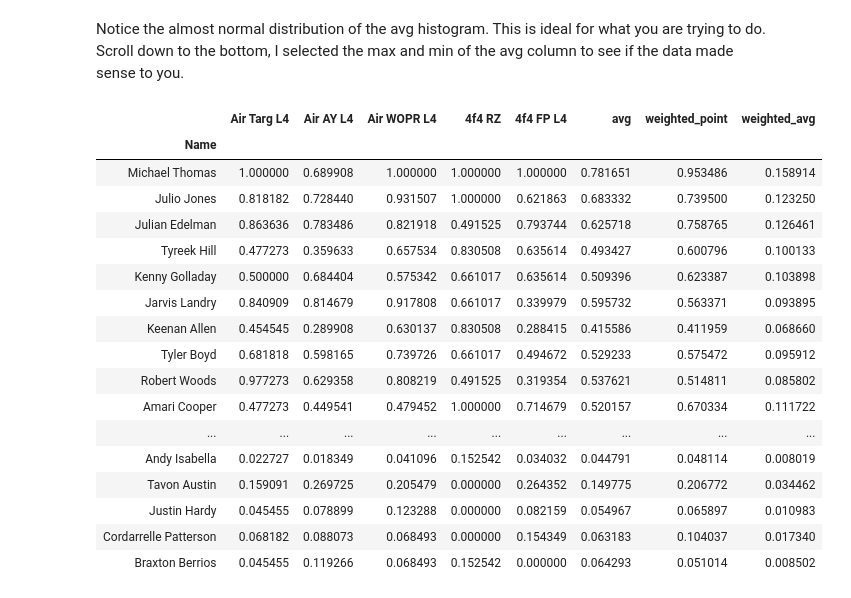
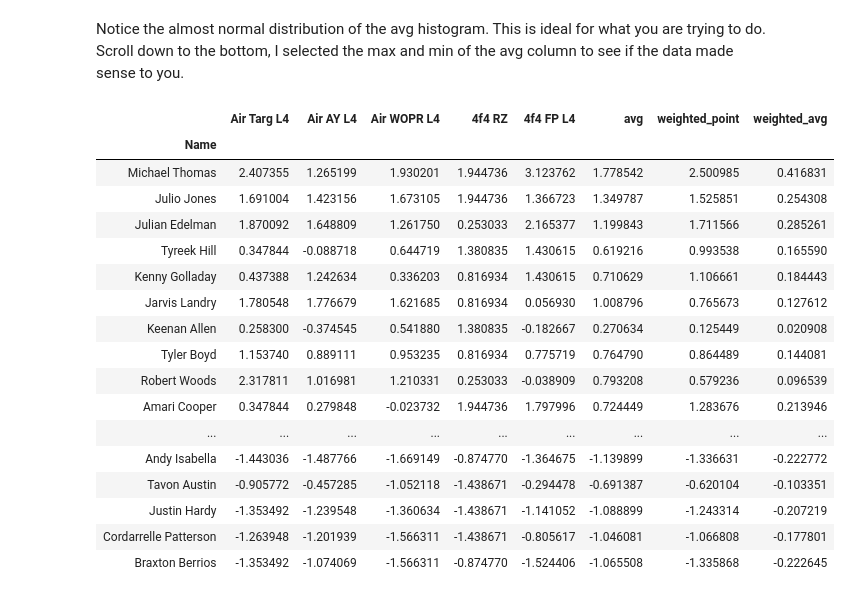
Before and after one commit to SuperChargedNeutron/Showcase_FF, a Jupyter notebook: AlgorithmSandbox.ipynb, the cells around one changed output. Saved outputs shown, nothing was run; the diff lists cells and outputs as text; code cells hidden in the pictures.

```diff
--- a/AlgorithmSandbox.ipynb
+++ b/AlgorithmSandbox.ipynb
@@ -229,26 +229,27 @@ array([[<matplotlib.axes._subplots.AxesSubplot object at 0x...>,
 Notice the almost normal distribution of the avg histogram. This is ideal for what you are trying to do. Scroll down to the bottom, I selected the max and min of the avg column to see if the data made sense to you.
 # %%
 standard_df = standard_df.set_index(points_of_interest.index)
+
 minmaxscaler_df = minmaxscaler_df.set_index(points_of_interest.index)
-minmaxscaler_df
+standard_df
 # %% [output]
 |  | Air Targ L4 | Air AY L4 | Air WOPR L4 | 4f4 RZ | 4f4 FP L4 | avg | weighted_point | weighted_avg |
 | Name |  |  |  |  |  |  |  |  |
-| Michael Thomas | 1.000000 | 0.689908 | 1.000000 | 1.000000 | 1.000000 | 0.781651 | 0.953486 | 0.158914 |
-| Julio Jones | 0.818182 | 0.728440 | 0.931507 | 1.000000 | 0.621863 | 0.683332 | 0.739500 | 0.123250 |
-| Julian Edelman | 0.863636 | 0.783486 | 0.821918 | 0.491525 | 0.793744 | 0.625718 | 0.758765 | 0.126461 |
-| Tyreek Hill | 0.477273 | 0.359633 | 0.657534 | 0.830508 | 0.635614 | 0.493427 | 0.600796 | 0.100133 |
-| Kenny Golladay | 0.500000 | 0.684404 | 0.575342 | 0.661017 | 0.635614 | 0.509396 | 0.623387 | 0.103898 |
-| Jarvis Landry | 0.840909 | 0.814679 | 0.917808 | 0.661017 | 0.339979 | 0.595732 | 0.563371 | 0.093895 |
-| Keenan Allen | 0.454545 | 0.289908 | 0.630137 | 0.830508 | 0.288415 | 0.415586 | 0.411959 | 0.068660 |
-| Tyler Boyd | 0.681818 | 0.598165 | 0.739726 | 0.661017 | 0.494672 | 0.529233 | 0.575472 | 0.095912 |
-| Robert Woods | 0.977273 | 0.629358 | 0.808219 | 0.491525 | 0.319354 | 0.537621 | 0.514811 | 0.085802 |
-| Amari Cooper | 0.477273 | 0.449541 | 0.479452 | 1.000000 | 0.714679 | 0.520157 | 0.670334 | 0.111722 |
+| Michael Thomas | 2.407355 | 1.265199 | 1.930201 | 1.944736 | 3.123762 | 1.778542 | 2.500985 | 0.416831 |
+| Julio Jones | 1.691004 | 1.423156 | 1.673105 | 1.944736 | 1.366723 | 1.349787 | 1.525851 | 0.254308 |
+| Julian Edelman | 1.870092 | 1.648809 | 1.261750 | 0.253033 | 2.165377 | 1.199843 | 1.711566 | 0.285261 |
+| Tyreek Hill | 0.347844 | -0.088718 | 0.644719 | 1.380835 | 1.430615 | 0.619216 | 0.993538 | 0.165590 |
+| Kenny Golladay | 0.437388 | 1.242634 | 0.336203 | 0.816934 | 1.430615 | 0.710629 | 1.106661 | 0.184443 |
+| Jarvis Landry | 1.780548 | 1.776679 | 1.621685 | 0.816934 | 0.056930 | 1.008796 | 0.765673 | 0.127612 |
+| Keenan Allen | 0.258300 | -0.374545 | 0.541880 | 1.380835 | -0.182667 | 0.270634 | 0.125449 | 0.020908 |
+| Tyler Boyd | 1.153740 | 0.889111 | 0.953235 | 0.816934 | 0.775719 | 0.764790 | 0.864489 | 0.144081 |
+| Robert Woods | 2.317811 | 1.016981 | 1.210331 | 0.253033 | -0.038909 | 0.793208 | 0.579236 | 0.096539 |
+| Amari Cooper | 0.347844 | 0.279848 | -0.023732 | 1.944736 | 1.797996 | 0.724449 | 1.283676 | 0.213946 |
 | ... | ... | ... | ... | ... | ... | ... | ... | ... |
-| Andy Isabella | 0.022727 | 0.018349 | 0.041096 | 0.152542 | 0.034032 | 0.044791 | 0.048114 | 0.008019 |
-| Tavon Austin | 0.159091 | 0.269725 | 0.205479 | 0.000000 | 0.264352 | 0.149775 | 0.206772 | 0.034462 |
-| Justin Hardy | 0.045455 | 0.078899 | 0.123288 | 0.000000 | 0.082159 | 0.054967 | 0.065897 | 0.010983 |
-| Cordarrelle Patterson | 0.068182 | 0.088073 | 0.068493 | 0.000000 | 0.154349 | 0.063183 | 0.104037 | 0.017340 |
-| Braxton Berrios | 0.045455 | 0.119266 | 0.068493 | 0.152542 | 0.000000 | 0.064293 | 0.051014 | 0.008502 |
+| Andy Isabella | -1.443036 | -1.487766 | -1.669149 | -0.874770 | -1.364675 | -1.139899 | -1.336631 | -0.222772 |
+| Tavon Austin | -0.905772 | -0.457285 | -1.052118 | -1.438671 | -0.294478 | -0.691387 | -0.620104 | -0.103351 |
+| Justin Hardy | -1.353492 | -1.239548 | -1.360634 | -1.438671 | -1.141052 | -1.088899 | -1.243314 | -0.207219 |
+| Cordarrelle Patterson | -1.263948 | -1.201939 | -1.566311 | -1.438671 | -0.805617 | -1.046081 | -1.066808 | -0.177801 |
+| Braxton Berrios | -1.353492 | -1.074069 | -1.566311 | -0.874770 | -1.524406 | -1.065508 | -1.335868 | -0.222645 |
 # %%
 standard_df[standard_df['avg'] == standard_df.avg.max()]
```
Also changed, not shown: parts of 9 cells of this notebook, 24 other files.
